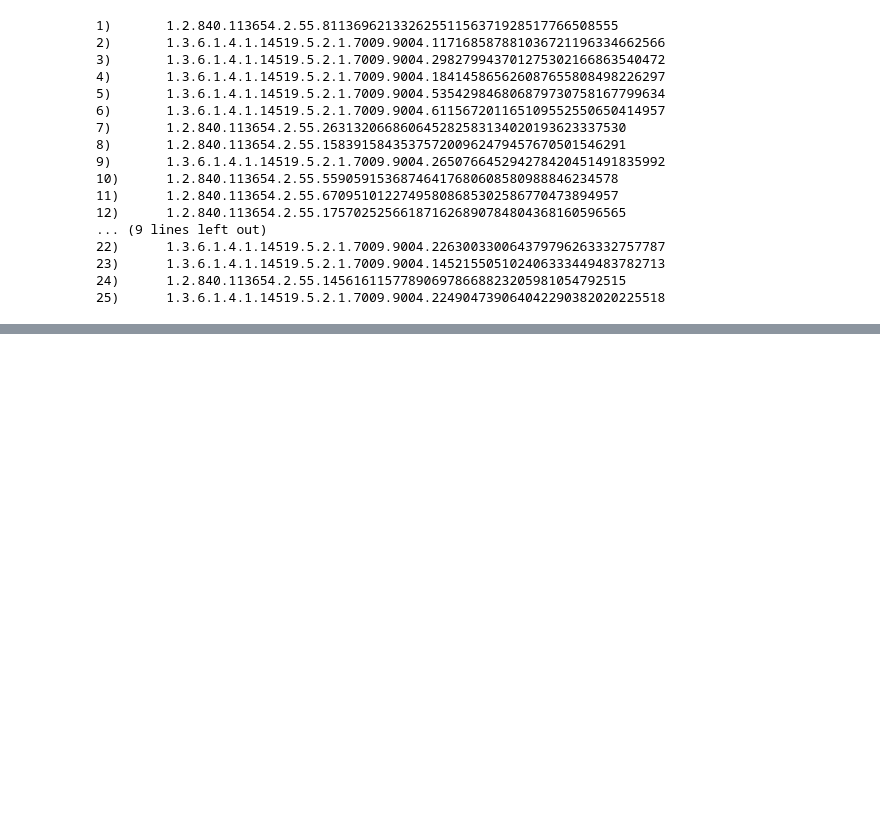
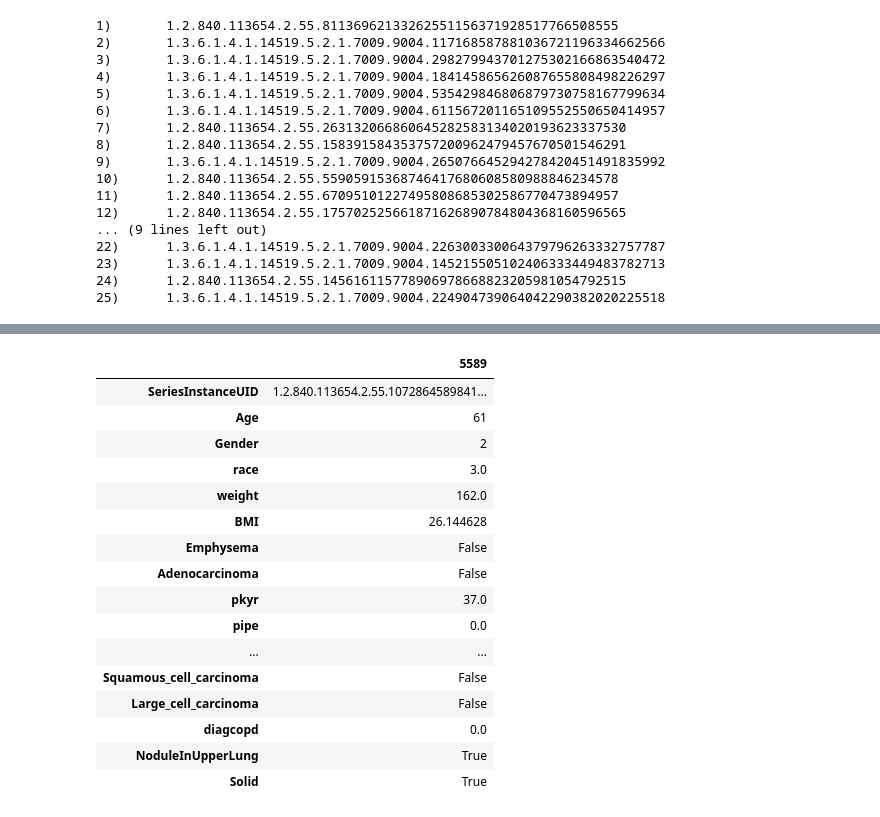
Before and after one commit to DIAGNijmegen/bodyct-lung-malignancy-fairness, a Jupyter notebook: transform_attentions/sybil_info_lookup.ipynb, the cells around one changed output, grey strips where cells are left out. Saved outputs shown, nothing was run; the diff lists cells and outputs as text; code cells hidden in the pictures; blank space fills up the shorter version.

```diff
--- a/transform_attentions/sybil_info_lookup.ipynb
+++ b/transform_attentions/sybil_info_lookup.ipynb
@@ -173,0 +174,26 @@ df.query(f'SeriesInstanceUID == "{series_id}"')[['PanCan2b', 'NoduleID', 'Lesion
+# %%
+df.query(f'SeriesInstanceUID == "{series_id}"')[[
+     'SeriesInstanceUID',
+     'Age', 'Gender', 'race', 'weight', 'BMI',
+     'Emphysema', 'Adenocarcinoma', 'pkyr', 'pipe', 'cigar', 'diaghype', 'LC_stage','Squamous_cell_carcinoma',
+        'wrknomask', 'wrkfoun', 'wrkasbe',  'diaghear',
+     'Squamous_cell_carcinoma', 'Large_cell_carcinoma', 'diagcopd', 'NoduleInUpperLung', 'Solid'
+]].T
+# %% [output]
+|  | 5589 |
+| SeriesInstanceUID | 1.2.840.113654.2.55.1072864589841... |
+| Age | 61 |
+| Gender | 2 |
+| race | 3.0 |
+| weight | 162.0 |
+| BMI | 26.144628 |
+| Emphysema | False |
+| Adenocarcinoma | False |
+| pkyr | 37.0 |
+| pipe | 0.0 |
+| ... | ... |
+| Squamous_cell_carcinoma | False |
+| Large_cell_carcinoma | False |
+| diagcopd | 0.0 |
+| NoduleInUpperLung | True |
+| Solid | True |
```
Also changed, not shown: parts of 3 cells of this notebook, 1 other file.
